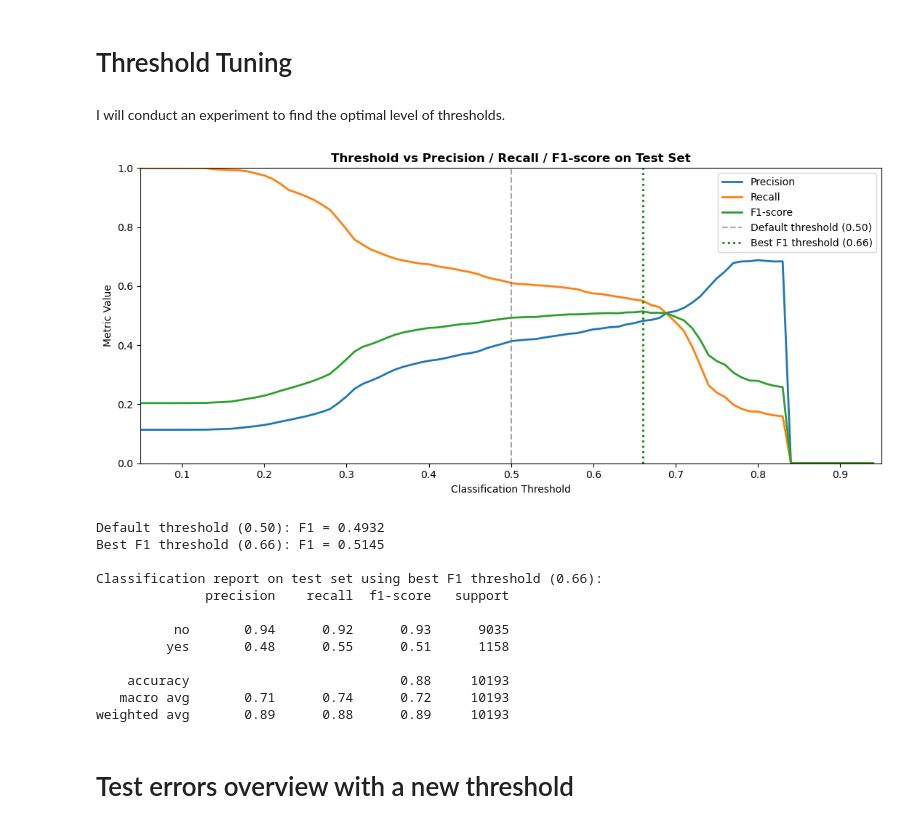
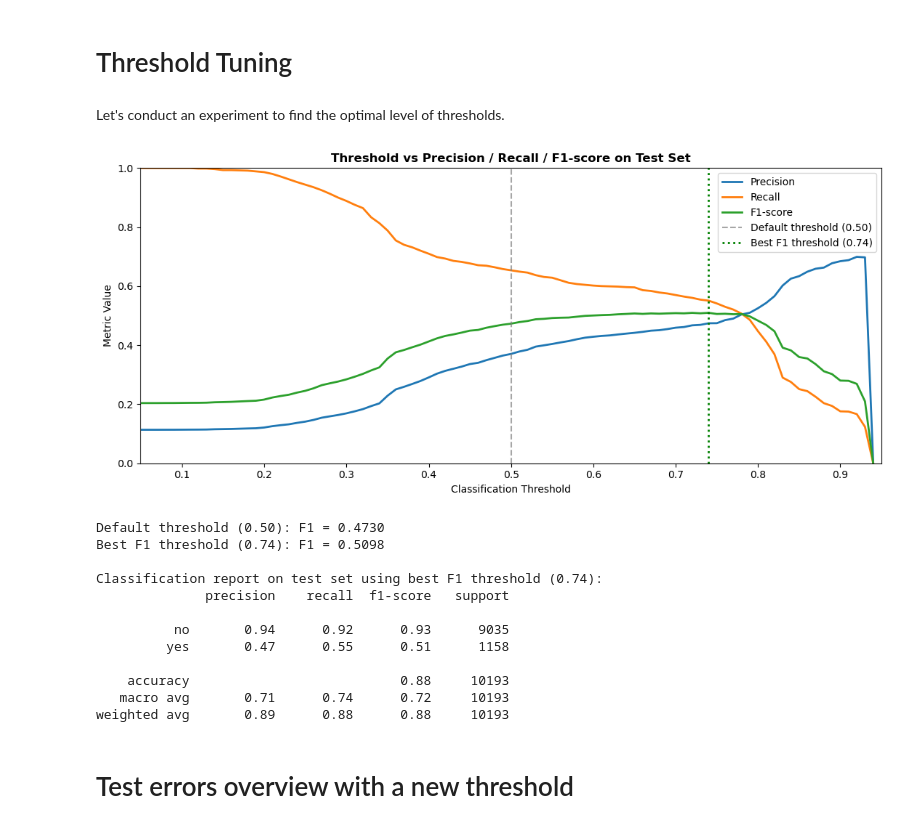
Before and after one commit to Bukhanovskyi/Bank_Marketing_Dataset_Machine_Learning_Project, a Jupyter notebook: Mid_term_Project.ipynb, the cells around one changed output. Saved outputs shown, nothing was run; the diff lists cells and outputs as text; code cells hidden in the pictures.

```diff
--- a/Mid_term_Project.ipynb
+++ b/Mid_term_Project.ipynb
@@ -1240,5 +1130,6 @@ all_results['Logistic Regression'] = evaluate(lr, X_train, train_target, test_in
 # %% [markdown]
 ### 3. K-Nearest Neighbors (KNN)
 # %%
-cv = StratifiedKFold(n_splits=5, shuffle=True, random_state=42)  # Create a stratified K-Fold cross-validator with 5 splits, shuffling the data and setting a random state for reproducibility.
+# Create a stratified K-Fold cross-validator with 5 splits, shuffling the data and setting a random state for reproducibility.
+cv = StratifiedKFold(n_splits=3, shuffle=True, random_state=42)
 # %%
@@ -1514,13 +1418,13 @@ def objective(params):
     )
 
     clf.fit(
-        train_inputs,
+        X_train,
         train_target,
-        eval_set=[(test_inputs, test_target)],
+        eval_set=[(X_test, test_target)],
         verbose=False
     )
 
-    test_proba = clf.predict_proba(test_inputs)[:, 1]
+    test_proba = clf.predict_proba(X_test)[:, 1]
     test_auc = roc_auc_score(test_target, test_proba)
 
     return {
@@ -1562,5 +1466,5 @@ best['n_estimators'] = int(best['n_estimators'])
 best['max_depth'] = int(best['max_depth'])
 best['min_child_weight'] = int(best['min_child_weight'])
 
-print("Best hyperparameters:", best)
+print('Best hyperparameters:', best)
 # %% [output]
@@ -1588,19 +1492,19 @@ final_clf = xgb.XGBClassifier(
 )
 
 final_clf.fit(
-    train_inputs,
+    X_train,
     train_target,
-    eval_set=[(test_inputs, test_target)],
+    eval_set=[(X_test, test_target)],
     verbose=False
 )
 
 
-train_proba = final_clf.predict_proba(train_inputs)[:, 1]
-test_proba = final_clf.predict_proba(test_inputs)[:, 1]
+train_proba = final_clf.predict_proba(X_train)[:, 1]
+test_proba = final_clf.predict_proba(X_test)[:, 1]
 
 train_auc = roc_auc_score(train_target, train_proba)
 test_auc = roc_auc_score(test_target, test_proba)
 
-print(f"Train AUROC: {train_auc:.4f}")
-print(f"Test AUROC: {test_auc:.4f}")
+print(f'Train AUROC: {train_auc:.4f}')
+print(f'Test AUROC: {test_auc:.4f}')
 # %% [output]
@@ -1611,7 +1527,7 @@ all_results['XGBoost + Hyperopt'] = evaluate(final_clf, X_train, train_target, t
 # %% [markdown]
 ### 6. LightGBM
 # %%
-#cat_feature_indexes = [train_inputs.columns.get_loc(col) for col in cat_cols]
+#cat_feature_indexes = [X_train.columns.get_loc(col) for col in cat_cols]
 
 def objective(params):
     clf = lgb.LGBMClassifier(
@@ -1640,11 +1556,11 @@ def objective(params):
     clf.fit(
         train_inputs,
         train_target,
-        eval_set=[(test_inputs, test_target)],
+        eval_set=[(X_test, test_target)],
         eval_metric='auc'
     )
 
-    test_proba = clf.predict_proba(test_inputs)[:, 1]
+    test_proba = clf.predict_proba(X_test)[:, 1]
     test_auc = roc_auc_score(test_target, test_proba)
 
     return {
@@ -1685,7 +1601,7 @@ best['num_leaves'] = int(best['num_leaves'])
 best['min_child_weight'] = int(best['min_child_weight'])
 #best['min_child_samples'] = int(best['min_child_samples'])
 
-print("Best hyperparameters:", best)
+print('Best hyperparameters:', best)
 
 
 final_lgb_clf = lgb.LGBMClassifier(
@@ -1712,18 +1628,18 @@ final_lgb_clf = lgb.LGBMClassifier(
 )
 
 final_lgb_clf.fit(
-    train_inputs,
+    X_train,
     train_target,
-    eval_set=[(test_inputs, test_target)],
+    eval_set=[(X_test, test_target)],
     eval_metric='auc'
 )
 
-train_proba = final_lgb_clf.predict_proba(train_inputs)[:, 1]
-test_proba = final_lgb_clf.predict_proba(test_inputs)[:, 1]
+train_proba = final_lgb_clf.predict_proba(X_train)[:, 1]
+test_proba = final_lgb_clf.predict_proba(X_test)[:, 1]
 
 train_auc = roc_auc_score(train_target, train_proba)
 test_auc = roc_auc_score(test_target, test_proba)
 
-print(f"Train AUROC: {train_auc:.4f}")
-print(f"Validation AUROC: {test_auc:.4f}")
+print(f'Train AUROC: {train_auc:.4f}')
+print(f'Validation AUROC: {test_auc:.4f}')
 # %% [output]
@@ -2061,12 +1991,12 @@ The model makes significantly more mistakes in predicting the positive class? At
 # %% [markdown]
 # Threshold Tuning
 # %% [markdown]
-I will conduct an experiment to find the optimal level of thresholds.
+Let's conduct an experiment to find the optimal level of thresholds.
 # %%
 # Experiment to find the optimal threshold
 
 # Getting the probabilities of the positive class
-y_prob_test = final_lgb_clf.predict_proba(test_inputs)[:, 1]
+y_prob_test = final_lgb_clf.predict_proba(X_test)[:, 1]
 
 # Range of thresholds
 thresholds = np.arange(0.05, 0.95, 0.01)
@@ -2111,46 +2041,46 @@ ax.axvline(
 
 # Line for the best F1 threshold
 ax.axvline(
     best_threshold_f1,
     color='green',
     linestyle=':',
     linewidth=2,
     label=f'Best F1 threshold ({best_threshold_f1:.2f})'
 )
 
 ax.set_xlabel('Classification Threshold')
 ax.set_ylabel('Metric Value')
 ax.set_title('Threshold vs Precision / Recall / F1-score on Test Set', fontweight='bold')
 ax.set_xlim(0.05, 0.95)
 ax.set_ylim(0, 1)
 ax.legend()
 
 plt.tight_layout()
 plt.show()
 
 # Output results
 print(f'Default threshold (0.50): F1 = {default_f1:.4f}')
 print(f'Best F1 threshold ({best_threshold_f1:.2f}): F1 = {best_f1:.4f}')
 
 # Evaluating the model with the optimal threshold
 y_pred_test_tuned = (y_prob_test >= best_threshold_f1).astype(int)
 
 print(f'\nClassification report on test set using best F1 threshold ({best_threshold_f1:.2f}):')
 print(classification_report(test_target, y_pred_test_tuned, target_names=['no', 'yes']))
 # %% [output]
-[figure, old version]
+[figure, new version]
-Default threshold (0.50): F1 = 0.4932
-Best F1 threshold (0.66): F1 = 0.5145
+Default threshold (0.50): F1 = 0.4730
+Best F1 threshold (0.74): F1 = 0.5098
 
-Classification report on test set using best F1 threshold (0.66):
+Classification report on test set using best F1 threshold (0.74):
               precision    recall  f1-score   support
 
           no       0.94      0.92      0.93      9035
-         yes       0.48      0.55      0.51      1158
+         yes       0.47      0.55      0.51      1158
 
     accuracy                           0.88     10193
    macro avg       0.71      0.74      0.72     10193
-weighted avg       0.89      0.88      0.89     10193
+weighted avg       0.89      0.88      0.88     10193
 # %% [markdown]
 # Test errors overview with a new threshold
 # %%
```
Also changed, not shown: parts of 70 cells of this notebook.
